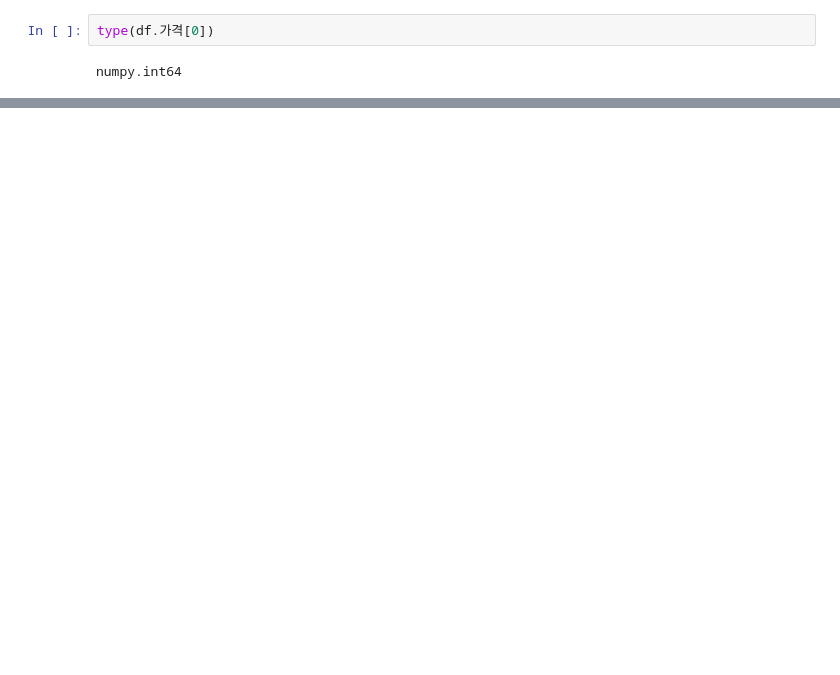
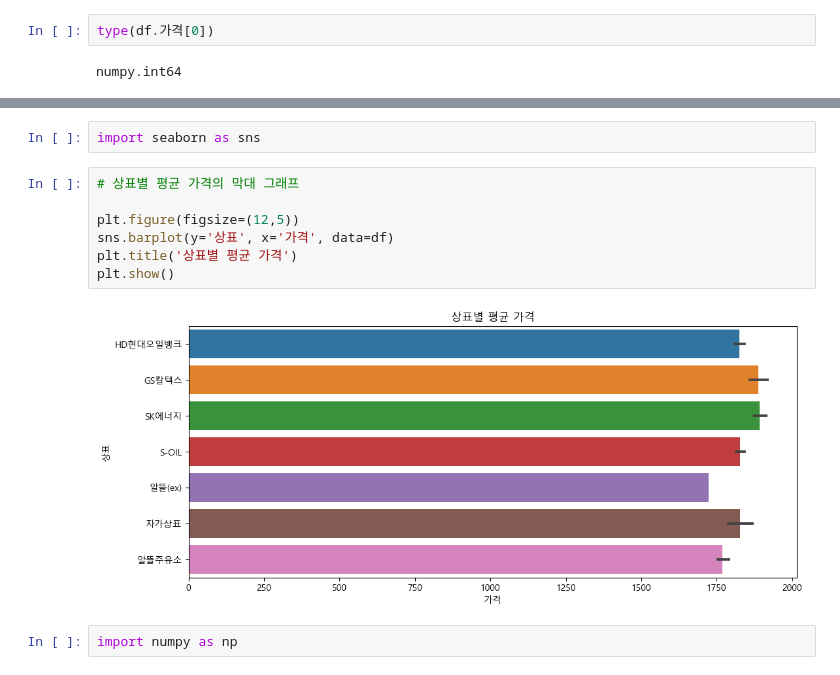
Before and after one commit to bong9C/DataAnalysis-2023.09, a Jupyter notebook: 05.Crawling/15.Opinet.ipynb, the cells around one changed output, grey strips where cells are left out. Cells and saved outputs as stored; diff of their text form; blank space fills up the shorter version.

```diff
--- a/05.Crawling/15.Opinet.ipynb
+++ b/05.Crawling/15.Opinet.ipynb
@@ -175,0 +251,13 @@ pd.read_csv('data/opinet_20230919.csv')
+# %%
+import seaborn as sns
+# %%
+# 상표별 평균 가격의 막대 그래프
+
+plt.figure(figsize=(12,5))
+sns.barplot(y='상표', x='가격', data=df)
+plt.title('상표별 평균 가격')
+plt.show()
+# %% [output]
+[figure, added]
+# %%
+import numpy as np
```
Also changed, not shown: parts of 25 cells of this notebook, 3 other files.
